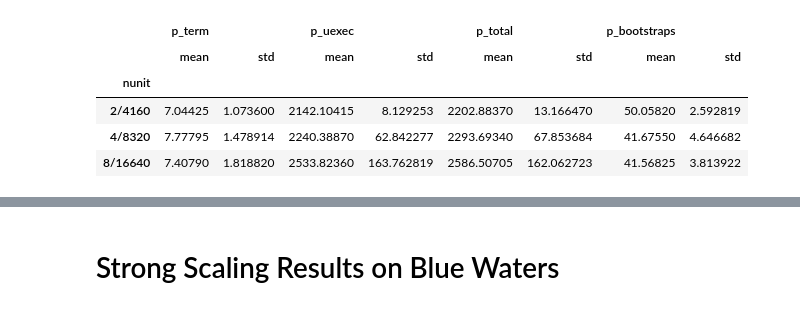
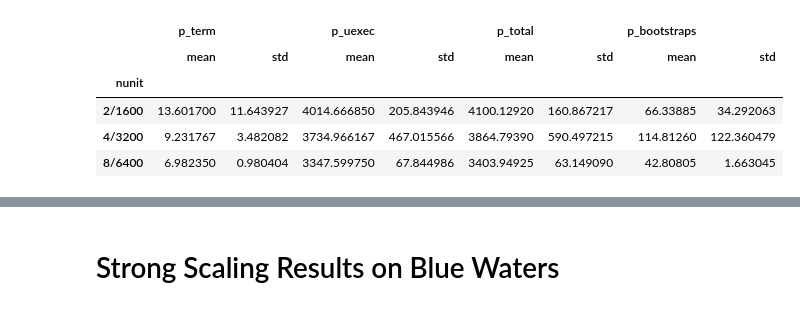
Before and after one commit to radical-experiments/htbac-escience-18, a Jupyter notebook: workflow/esmacs.ipynb, the cells around one changed output, grey strips where cells are left out. Cells and saved outputs as stored; diff of their text form; code cells hidden in the pictures.

```diff
--- a/workflow/esmacs.ipynb
+++ b/workflow/esmacs.ipynb
@@ -17,12 +17,7 @@ from   radical.utils.profile import *
 from   radical.pilot.states  import *
 # %%
 # Load wrangled data saved in .csv files for both synapse, microbenchmarks and gromacs.
-sws_sessions = pd.read_csv('weak_scaling/sessions.csv', index_col=0)
-sws_pilots = pd.read_csv('weak_scaling/pilots.csv', index_col=0)
-sws_units = pd.read_csv('weak_scaling/units.csv', index_col=0)
-
-# Load wrangled data saved in .csv files for both synapse, microbenchmarks and gromacs.
-ssc_sessions = pd.read_csv('strong_scaling/sessions.csv', index_col=0)
-ssc_pilots = pd.read_csv('strong_scaling/pilots.csv', index_col=0)
-ssc_units = pd.read_csv('strong_scaling/units.csv', index_col=0)
+esm_sessions = pd.read_csv('../esmacs/sessions.csv', index_col=0)
+esm_pilots = pd.read_csv('../esmacs/pilots.csv', index_col=0)
+esm_units = pd.read_csv('../esmacs/units.csv', index_col=0)
 # %%
@@ -85,30 +72,30 @@ sws
 3 rows × 22 columns
 # %%
-pws = sws_pilots[
+esmp = esm_pilots[
     ['nunit','util_p_total','util_p_boot','util_p_term','util_p_uexec']
         ].groupby(['nunit']).aggregate(
                 {'util_p_total'        : ['mean','std'],
                  'util_p_boot'         : ['mean','std'],
                  'util_p_term'         : ['mean','std'],
                  'util_p_uexec'        : ['mean','std']})
 
 
 # 'orte_dvm_start'  is not captured in APRUN
 
-pws.rename({'util_p_total'        :'p_total'}, axis='columns', inplace=True)
-pws.rename({'util_p_boot'         :'p_bootstraps'}, axis='columns', inplace=True)
-pws.rename({'util_p_term'         :'p_term'}, axis='columns', inplace=True)
-pws.rename({'util_p_uexec'        :'p_uexec'}, axis='columns', inplace=True)
+esmp.rename({'util_p_total'        :'p_total'}, axis='columns', inplace=True)
+esmp.rename({'util_p_boot'         :'p_bootstraps'}, axis='columns', inplace=True)
+esmp.rename({'util_p_term'         :'p_term'}, axis='columns', inplace=True)
+esmp.rename({'util_p_uexec'        :'p_uexec'}, axis='columns', inplace=True)
 
-pws.rename(index={i: '%s/%s' % (i/(65*4), i*8) for i in pws.index.get_values()}, inplace=True)
-pws
+esmp.rename(index={i: '%s/%s' % (i/(25*4), i*8) for i in esmp.index.get_values()}, inplace=True)
+esmp
 # %% [output]
 |  | p_term |  | p_uexec |  | p_total |  | p_bootstraps |  |
 |  | mean | std | mean | std | mean | std | mean | std |
 | nunit |  |  |  |  |  |  |  |  |
-| 2/4160 | 7.04425 | 1.073600 | 2142.10415 | 8.129253 | 2202.88370 | 13.166470 | 50.05820 | 2.592819 |
-| 4/8320 | 7.77795 | 1.478914 | 2240.38870 | 62.842277 | 2293.69340 | 67.853684 | 41.67550 | 4.646682 |
-| 8/16640 | 7.40790 | 1.818820 | 2533.82360 | 163.762819 | 2586.50705 | 162.062723 | 41.56825 | 3.813922 |
+| 2/1600 | 13.601700 | 11.643927 | 4014.666850 | 205.843946 | 4100.12920 | 160.867217 | 66.33885 | 34.292063 |
+| 4/3200 | 9.231767 | 3.482082 | 3734.966167 | 467.015566 | 3864.79390 | 590.497215 | 114.81260 | 122.360479 |
+| 8/6400 | 6.982350 | 0.980404 | 3347.599750 | 67.844986 | 3403.94925 | 63.149090 | 42.80805 | 1.663045 |
 # %%
 # Create dict of <sid> and <nunit>
 # Get what each event does from --> https://github.com/radical-experiments/rp.paper/blob/master/analysis/rp_paper_utilization.ipynb
```
Also changed, not shown: parts of 10 cells of this notebook.
